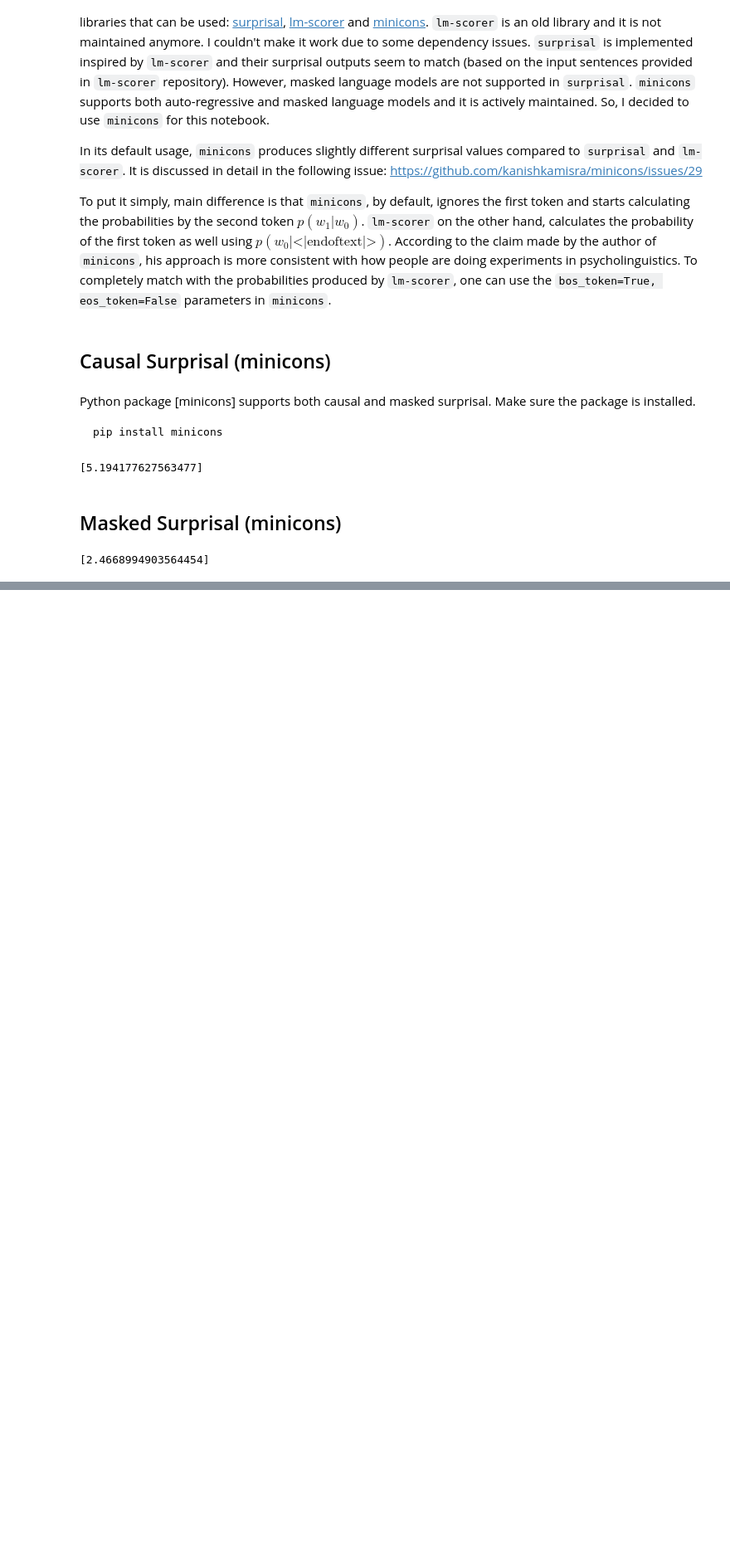
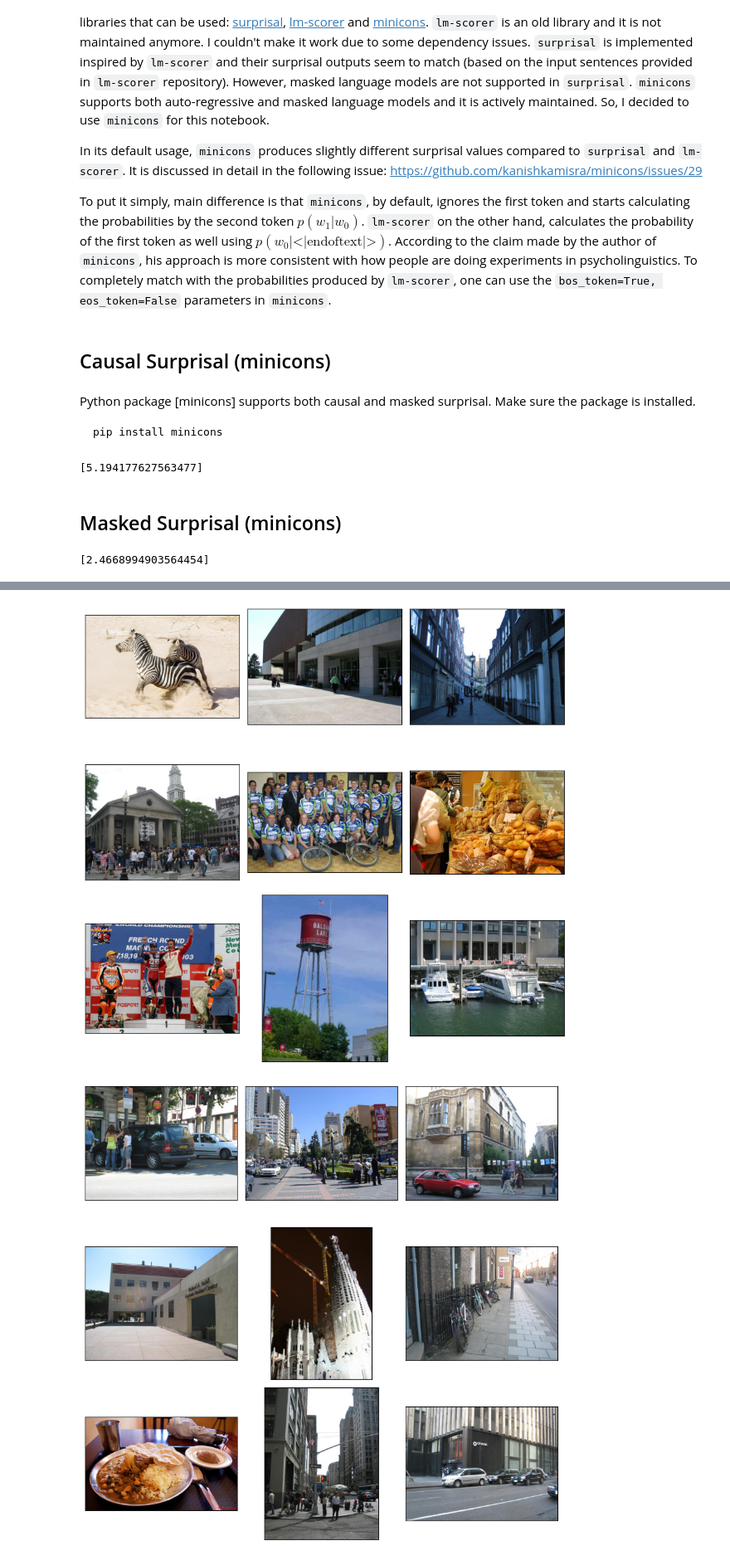
Before and after one commit to KarahanS/Visual-Genome-Python-Driver, a Jupyter notebook: notebooks/surprisal.ipynb, the cells around one changed output, grey strips where cells are left out. Shown at 83% size. Cells and saved outputs as stored; diff of their text form; code cells hidden in the pictures; blank space fills up the shorter version.

```diff
--- a/notebooks/surprisal.ipynb
+++ b/notebooks/surprisal.ipynb
@@ -141,0 +319,14 @@ write(relationships,filename = "relationships (masked - minicons)")
+# %%
+# sample 9 images with average surprisal < 6
+
+low_surprisal_images = {k: v for k, v in image_surprisals.items() if v < 6}
+high_surprisal_images = {k: v for k, v in image_surprisals.items() if v > 10}
+
+low_sample_images = list(low_surprisal_images.keys())[:9]
+high_sample_images = list(high_surprisal_images.keys())[:9]
+
+vg.visualize_images_side_by_side(low_sample_images)
+vg.visualize_images_side_by_side(high_sample_images)
+# %% [output]
+[figure, added]
+[figure, added]
```
Also changed, not shown: parts of 21 cells of this notebook, 4 other files.
